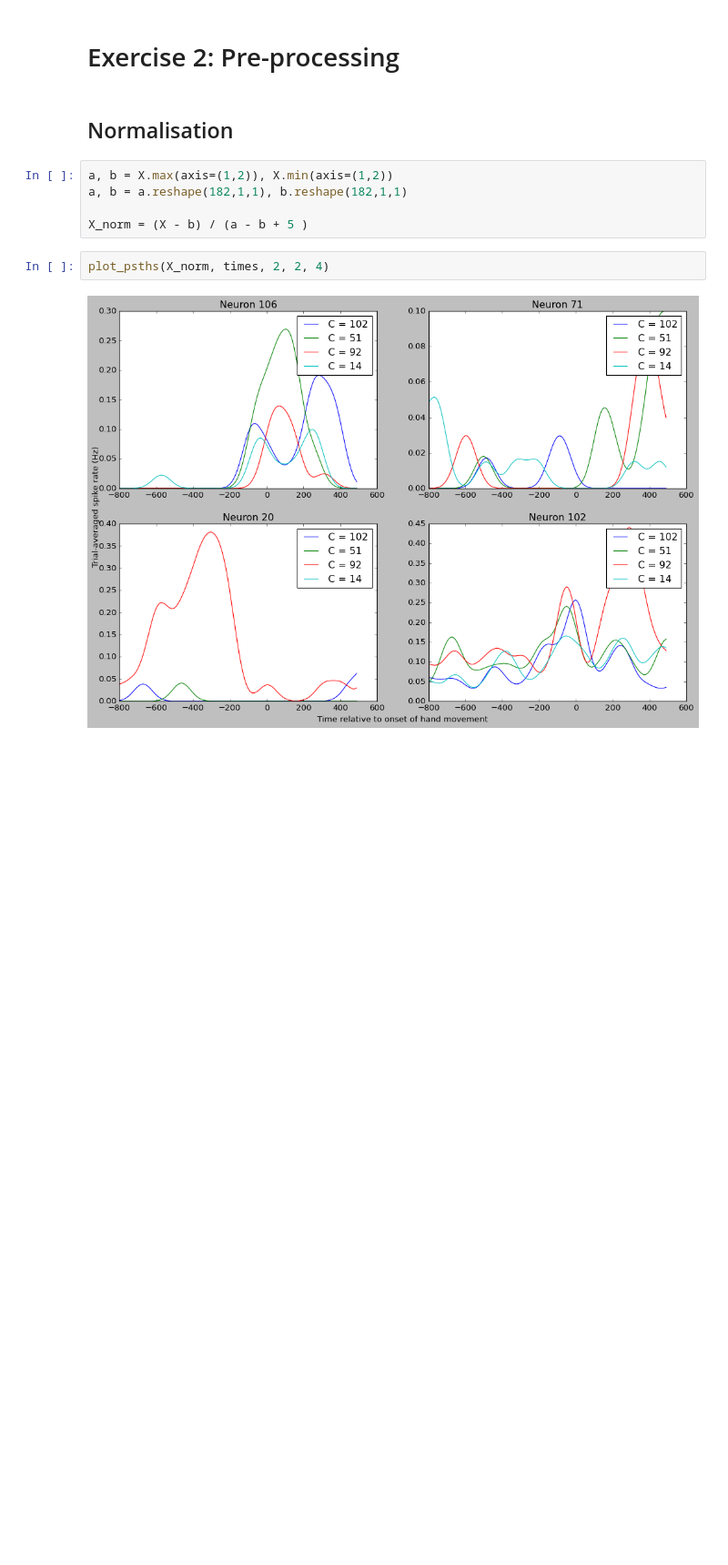
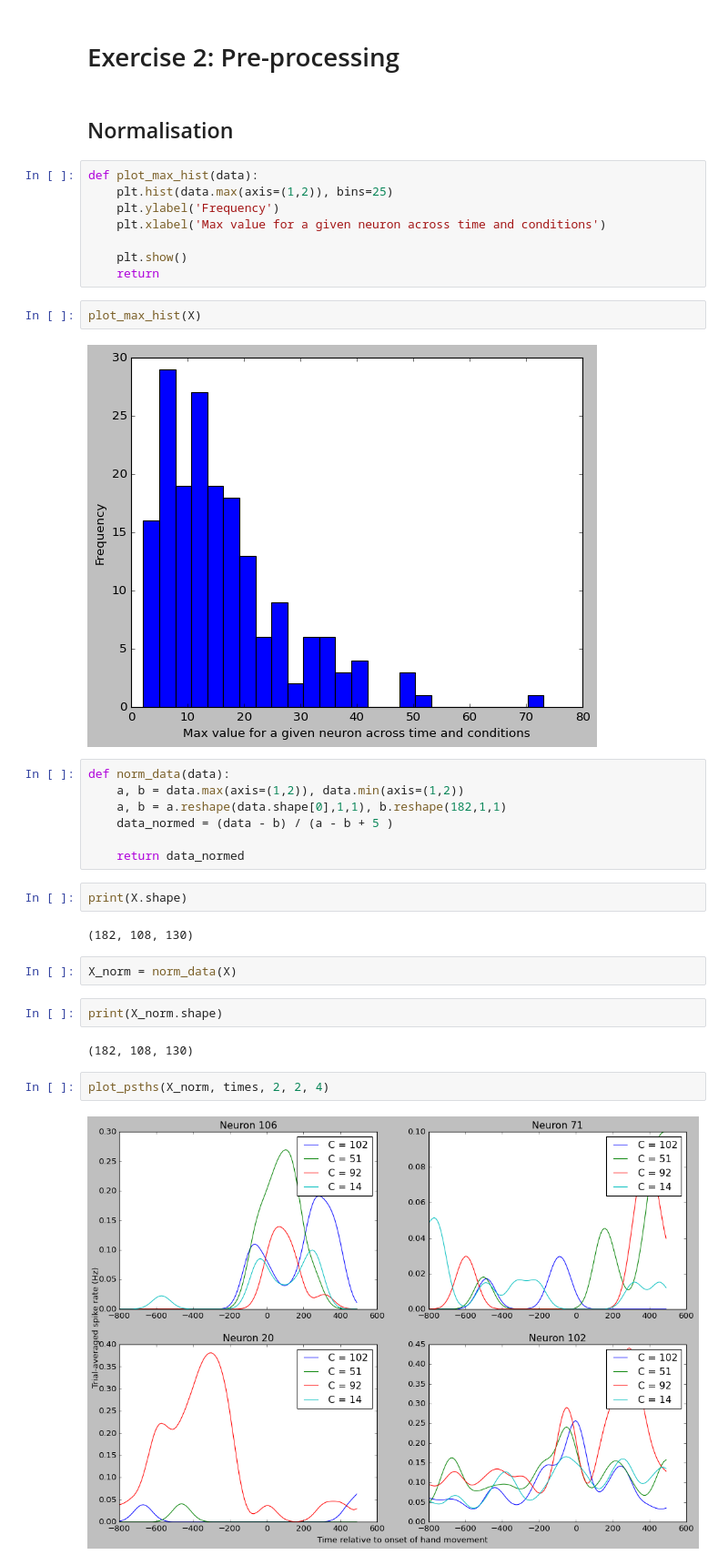
Before and after one commit to ofs416/Brain_Machine_Interfaces, a Jupyter notebook: Coursework_1/code.ipynb, the cells around one changed output. Shown at 91% size. Cells and saved outputs as stored; diff of their text form; blank space fills up the shorter version.

```diff
--- a/Coursework_1/code.ipynb
+++ b/Coursework_1/code.ipynb
@@ -46,11 +46,35 @@ plot_psths(X, times, 2, 2, 4)
 # Exercise 2: Pre-processing
 # %% [markdown]
 ## Normalisation
+# %%
+def plot_max_hist(data):
+    plt.hist(data.max(axis=(1,2)), bins=25)
+    plt.ylabel('Frequency')
+    plt.xlabel('Max value for a given neuron across time and conditions')
+
+    plt.show()
+    return
+# %%
+plot_max_hist(X)
+# %% [output]
+[figure, added]
 # %%
-a, b = X.max(axis=(1,2)), X.min(axis=(1,2))
-a, b = a.reshape(182,1,1), b.reshape(182,1,1)
+def norm_data(data):
+    a, b = data.max(axis=(1,2)), data.min(axis=(1,2))
+    a, b = a.reshape(data.shape[0],1,1), b.reshape(182,1,1)
+    data_normed = (data - b) / (a - b + 5 )
 
-X_norm = (X - b) / (a - b + 5 )
+    return data_normed
+# %%
+print(X.shape)
+# %% [output]
+(182, 108, 130)
+# %%
+X_norm = norm_data(X)
+# %%
+print(X_norm.shape)
+# %% [output]
+(182, 108, 130)
 # %%
 plot_psths(X_norm, times, 2, 2, 4)
 # %% [output]
```
Also changed, not shown: parts of 20 cells of this notebook.
